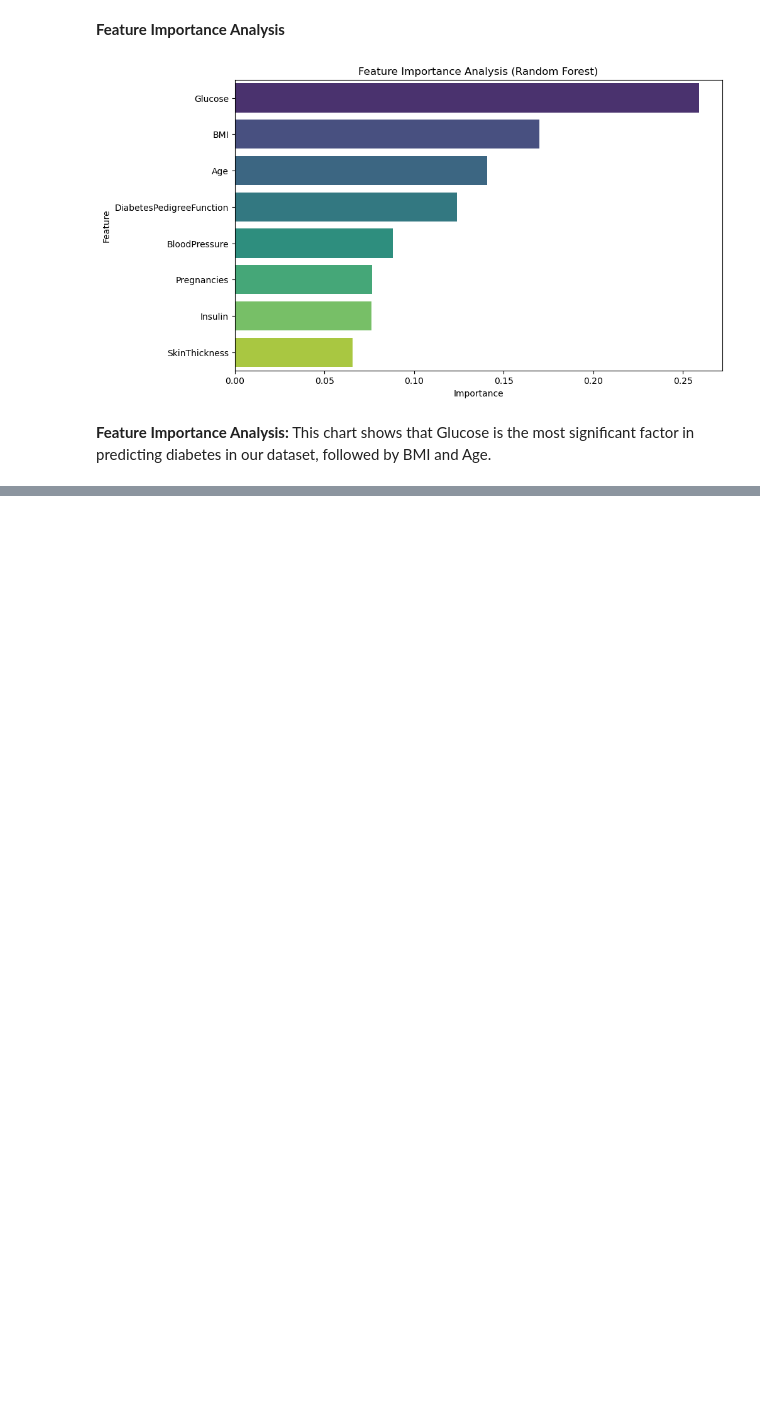
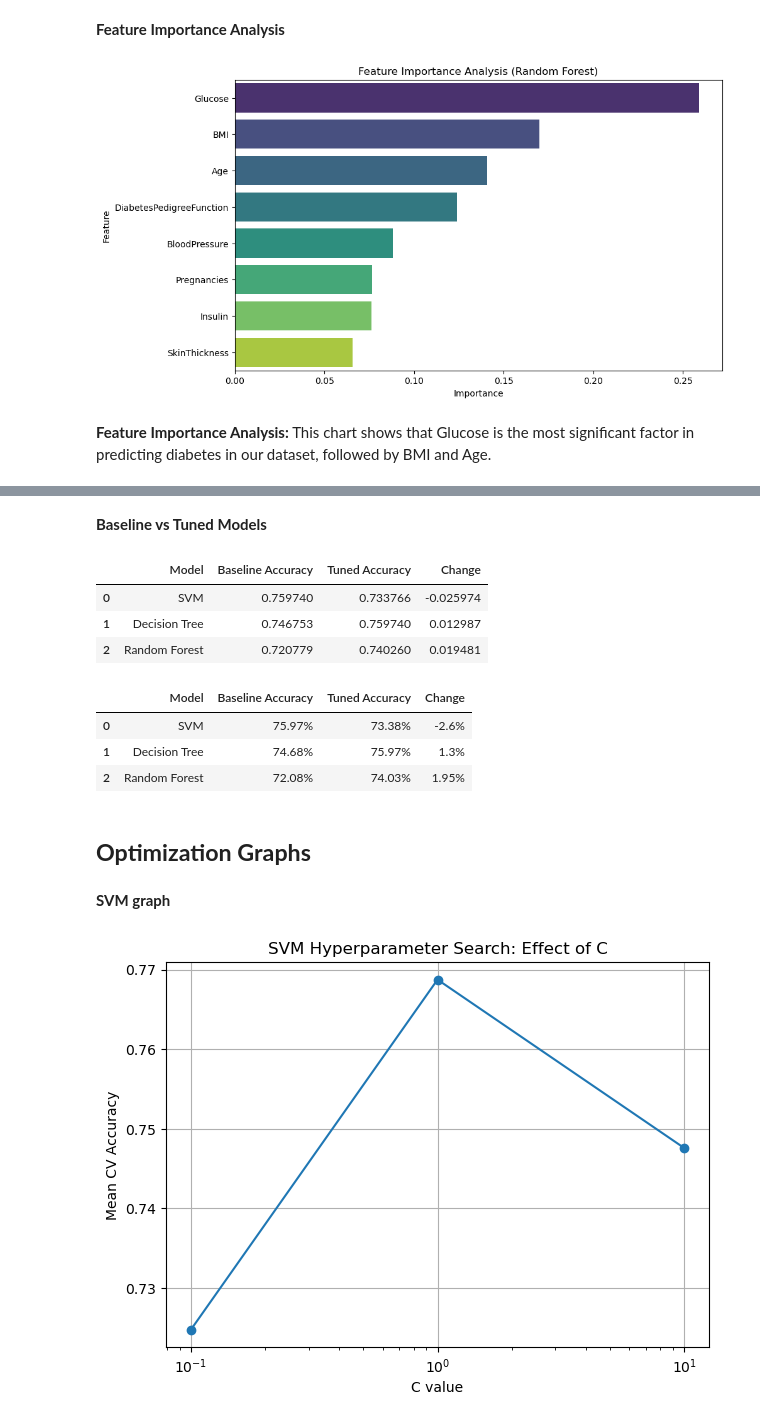
Before and after one commit to Sarah-001/ML-Project, a Jupyter notebook: ml-project.ipynb, the cells around one changed output, grey strips where cells are left out. Cells and saved outputs as stored; diff of their text form; code cells hidden in the pictures; blank space fills up the shorter version.

```diff
--- a/ml-project.ipynb
+++ b/ml-project.ipynb
@@ -330,0 +386,16 @@ This chart shows that Glucose is the most significant factor in predicting diabe
+# %%
+svm_params = {
+    'kernel': ['linear', 'rbf', 'poly'],
+    'C': [0.1, 1, 10],
+    'gamma': ['scale', 0.01, 0.1]
+}
+
+svm_grid = GridSearchCV(
+    SVC(random_state=42),
+    svm_params,
+    cv=5,
+    scoring='accuracy',
+    n_jobs=1
+)
+
+svm_grid.fit(X_train, y_train)
@@ -330,0 +525,56 @@ This chart shows that Glucose is the most significant factor in predicting diabe
+# %% [markdown]
+**Baseline vs Tuned Models**
+# %%
+baseline_vs_tuned = pd.DataFrame({
+    "Model": ["SVM", "Decision Tree", "Random Forest"],
+    "Baseline Accuracy": [svm_accuracy, dt_accuracy, rf_accuracy],
+    "Tuned Accuracy": [
+        tuned_results_df.loc[tuned_results_df["Model"] == "SVM", "Accuracy"].values[0],
+        tuned_results_df.loc[tuned_results_df["Model"] == "Decision Tree", "Accuracy"].values[0],
+        tuned_results_df.loc[tuned_results_df["Model"] == "Random Forest", "Accuracy"].values[0]
+    ]
+})
+
+baseline_vs_tuned["Change"] = baseline_vs_tuned["Tuned Accuracy"] - baseline_vs_tuned["Baseline Accuracy"]
+baseline_vs_tuned
+# %% [output]
+|  | Model | Baseline Accuracy | Tuned Accuracy | Change |
+| 0 | SVM | 0.759740 | 0.733766 | -0.025974 |
+| 1 | Decision Tree | 0.746753 | 0.759740 | 0.012987 |
+| 2 | Random Forest | 0.720779 | 0.740260 | 0.019481 |
+# %%
+baseline_vs_tuned_display = baseline_vs_tuned.copy()
+
+for col in ["Baseline Accuracy", "Tuned Accuracy", "Change"]:
+    baseline_vs_tuned_display[col] = (baseline_vs_tuned_display[col] * 100).round(2).astype(str) + "%"
+
+baseline_vs_tuned_display
+# %% [output]
+|  | Model | Baseline Accuracy | Tuned Accuracy | Change |
+| 0 | SVM | 75.97% | 73.38% | -2.6% |
+| 1 | Decision Tree | 74.68% | 75.97% | 1.3% |
+| 2 | Random Forest | 72.08% | 74.03% | 1.95% |
+# %% [markdown]
+## **Optimization Graphs**
+# %% [markdown]
+**SVM graph**
+# %%
+import matplotlib.pyplot as plt
+
+svm_results = pd.DataFrame(svm_grid.cv_results_)
+
+svm_plot = svm_results[
+    (svm_results['param_kernel'] == 'rbf') &
+    (svm_results['param_gamma'] == 'scale')
+]
+
+plt.figure(figsize=(7,5))
+plt.plot(svm_plot['param_C'], svm_plot['mean_test_score'], marker='o')
+plt.xlabel("C value")
+plt.ylabel("Mean CV Accuracy")
+plt.title("SVM Hyperparameter Search: Effect of C")
+plt.xscale("log")
+plt.grid(True)
+plt.show()
+# %% [output]
+[figure, added]
```
Also changed, not shown: parts of 23 cells of this notebook.
